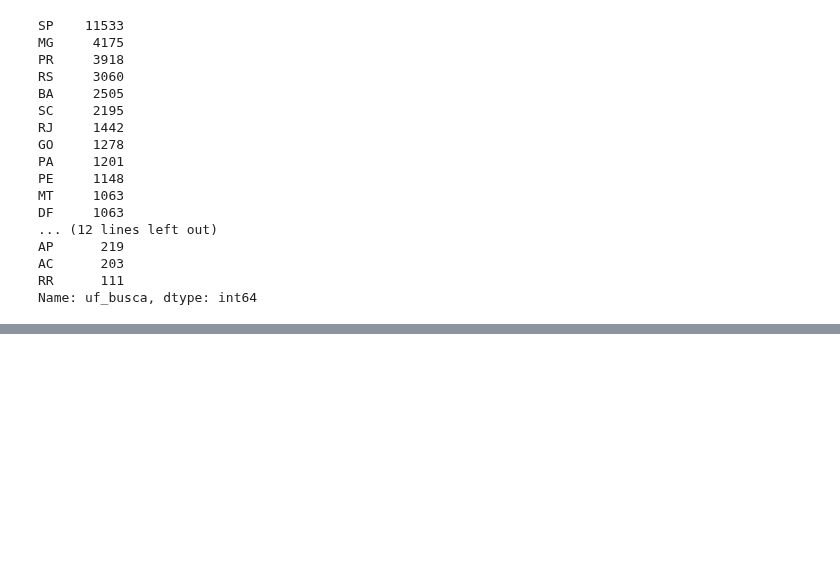
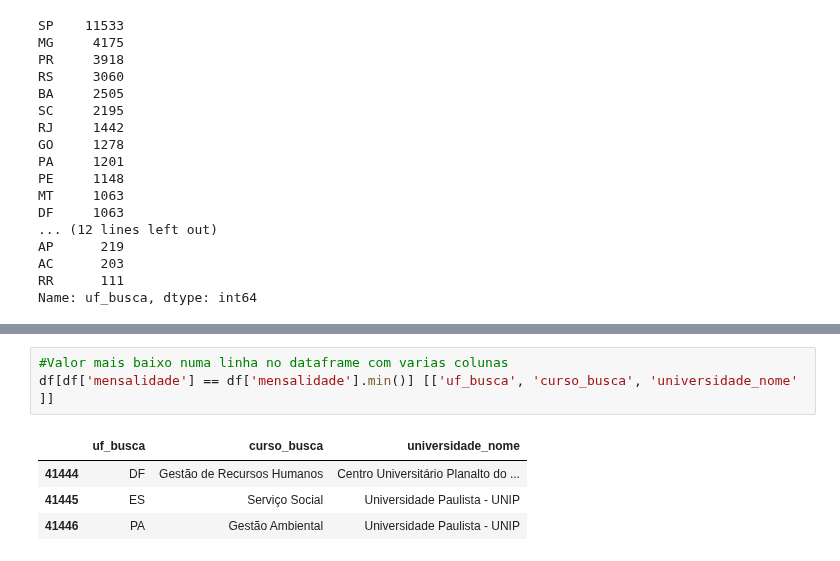
Before and after one commit to V1L3La/Learning-An-lise-de-Dados-em-Python, a Jupyter notebook: Cursos_prouni_Análise_de_Dados_em_Python_Aula_01.ipynb, the cells around one changed output, grey strips where cells are left out. Cells and saved outputs as stored; diff of their text form; blank space fills up the shorter version.

```diff
--- a/Cursos_prouni_Análise_de_Dados_em_Python_Aula_01.ipynb
+++ b/Cursos_prouni_Análise_de_Dados_em_Python_Aula_01.ipynb
@@ -129,0 +130,8 @@ df.nsmallest(7, 'mensalidade')
+# %%
+#Valor mais baixo numa linha no dataframe com varias colunas
+df[df['mensalidade'] == df['mensalidade'].min()] [['uf_busca', 'curso_busca', 'universidade_nome' ]]
+# %% [output]
+|  | uf_busca | curso_busca | universidade_nome |
+| 41444 | DF | Gestão de Recursos Humanos | Centro Universitário Planalto do ... |
+| 41445 | ES | Serviço Social | Universidade Paulista - UNIP |
+| 41446 | PA | Gestão Ambiental | Universidade Paulista - UNIP |
```
Also changed, not shown: parts of 10 cells of this notebook.
